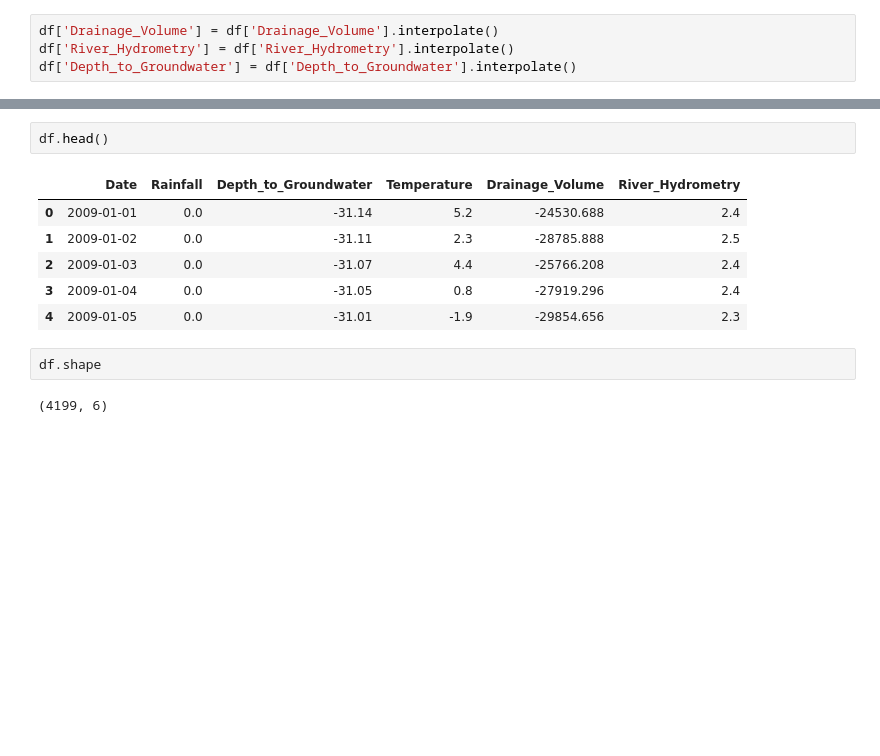
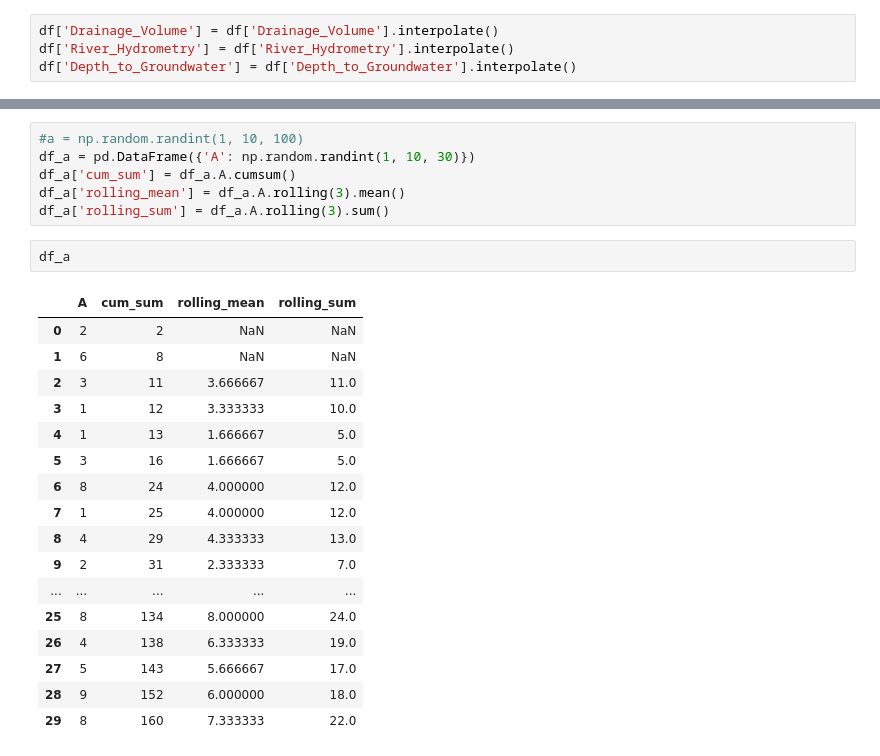
Before and after one commit to AshlanH/water_analytics, a Jupyter notebook: Aquifer_Petrignano_test_stage.ipynb, the cells around one changed output, grey strips where cells are left out. Saved outputs shown, nothing was run; the diff lists cells and outputs as text; blank space fills up the shorter version.

```diff
--- a/Aquifer_Petrignano_test_stage.ipynb
+++ b/Aquifer_Petrignano_test_stage.ipynb
@@ -139,16 +80,29 @@ ax[1].set_xlim([date(2019, 5, 1), date(2019, 10, 1)])
-# %%
-df.head()
-# %% [output]
-|  | Date | Rainfall | Depth_to_Groundwater | Temperature | Drainage_Volume | River_Hydrometry |
-| 0 | 2009-01-01 | 0.0 | -31.14 | 5.2 | -24530.688 | 2.4 |
-| 1 | 2009-01-02 | 0.0 | -31.11 | 2.3 | -28785.888 | 2.5 |
-| 2 | 2009-01-03 | 0.0 | -31.07 | 4.4 | -25766.208 | 2.4 |
-| 3 | 2009-01-04 | 0.0 | -31.05 | 0.8 | -27919.296 | 2.4 |
-| 4 | 2009-01-05 | 0.0 | -31.01 | -1.9 | -29854.656 | 2.3 |
-# %%
-df.shape
-# %% [output]
-(4199, 6)
+# %%
+#a = np.random.randint(1, 10, 100)
+df_a = pd.DataFrame({'A': np.random.randint(1, 10, 30)})
+df_a['cum_sum'] = df_a.A.cumsum()
+df_a['rolling_mean'] = df_a.A.rolling(3).mean()
+df_a['rolling_sum'] = df_a.A.rolling(3).sum()
+# %%
+df_a
+# %% [output]
+|  | A | cum_sum | rolling_mean | rolling_sum |
+| 0 | 2 | 2 | NaN | NaN |
+| 1 | 6 | 8 | NaN | NaN |
+| 2 | 3 | 11 | 3.666667 | 11.0 |
+| 3 | 1 | 12 | 3.333333 | 10.0 |
+| 4 | 1 | 13 | 1.666667 | 5.0 |
+| 5 | 3 | 16 | 1.666667 | 5.0 |
+| 6 | 8 | 24 | 4.000000 | 12.0 |
+| 7 | 1 | 25 | 4.000000 | 12.0 |
+| 8 | 4 | 29 | 4.333333 | 13.0 |
+| 9 | 2 | 31 | 2.333333 | 7.0 |
+| ... | ... | ... | ... | ... |
+| 25 | 8 | 134 | 8.000000 | 24.0 |
+| 26 | 4 | 138 | 6.333333 | 19.0 |
+| 27 | 5 | 143 | 5.666667 | 17.0 |
+| 28 | 9 | 152 | 6.000000 | 18.0 |
+| 29 | 8 | 160 | 7.333333 | 22.0 |
 # %%
 df.columns
 # %% [output]
```
Also changed, not shown: parts of 18 cells of this notebook, 1 other file.
